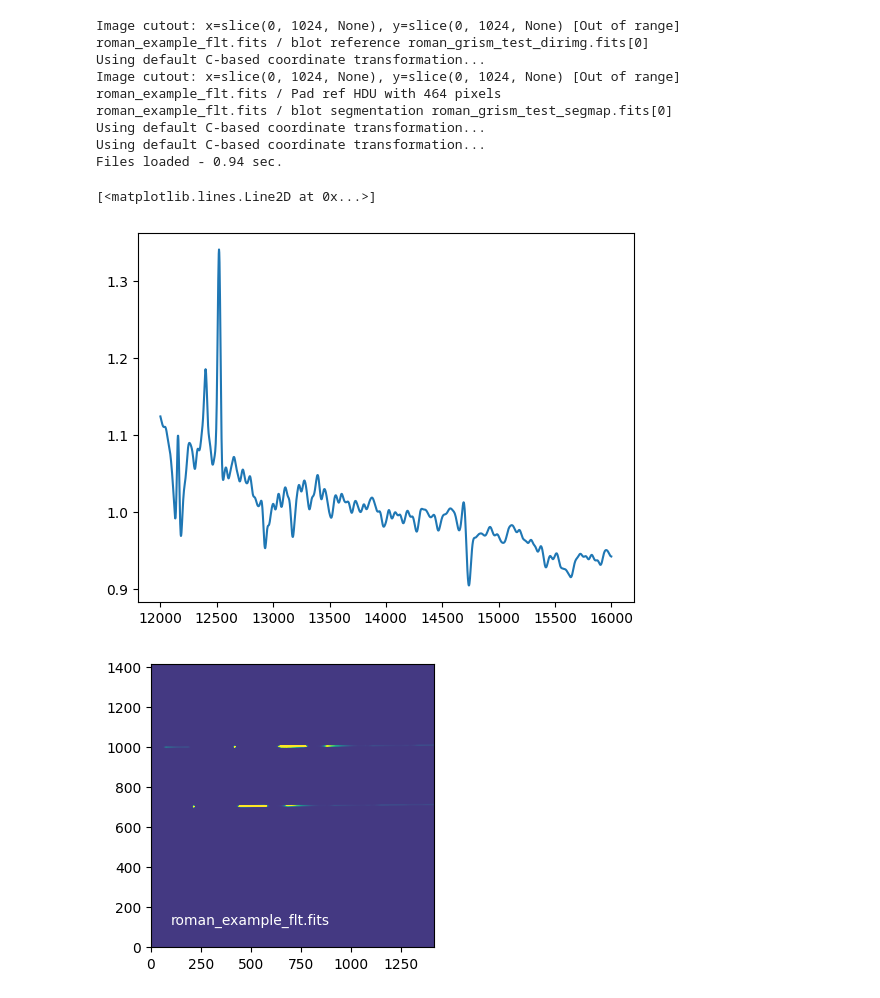
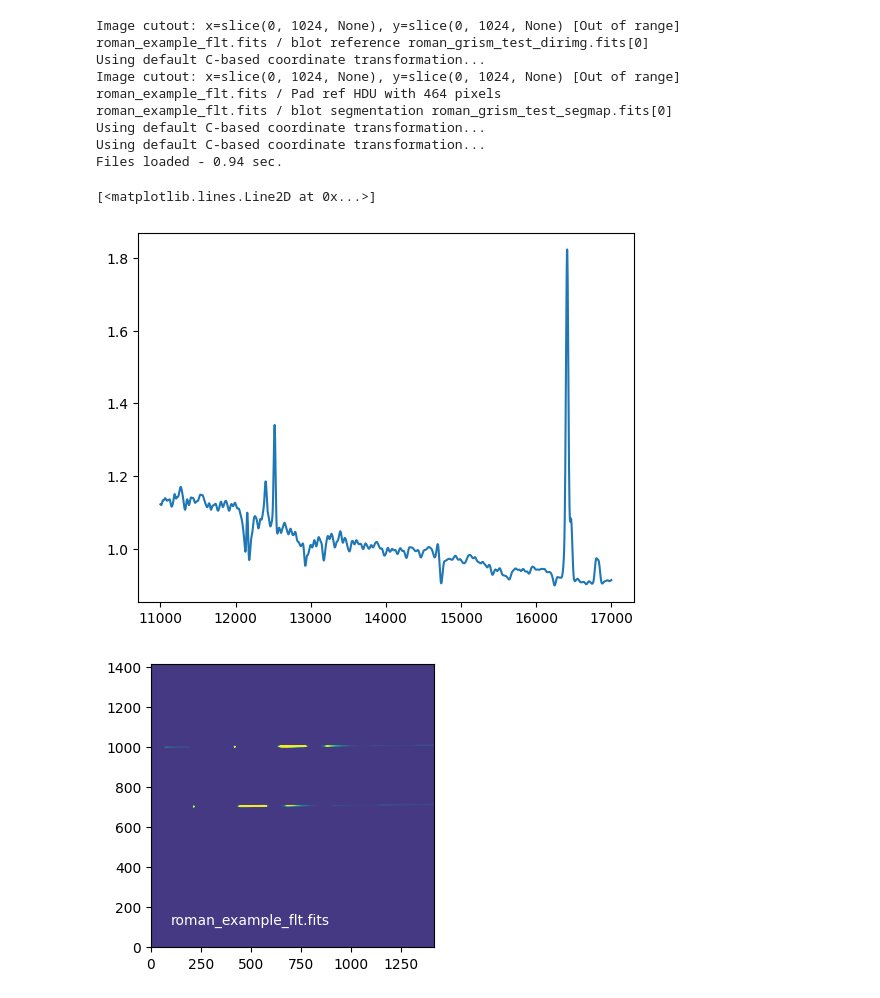
Before and after one commit to Zhiyuan-G/Roman-grism-sim, a Jupyter notebook: grizli_simple_sim.ipynb, the cells around one changed output. Saved outputs shown, nothing was run; the diff lists cells and outputs as text; code cells hidden in the pictures.

```diff
--- a/grizli_simple_sim.ipynb
+++ b/grizli_simple_sim.ipynb
@@ -219,17 +219,18 @@ Using default C-based coordinate transformation...
 Using default C-based coordinate transformation...
 Files loaded - 0.94 sec.
 # %%
+# Plot SED for the two sources
 ref_3dhst = fits.open('udf_3dhst_cat.fits')
 detection_bp = S.ObsBandpass('wfc3,ir,f140w')
 templ = ref_3dhst['WAVE'].data*(1+ 1.5)
 tempf = ref_3dhst['FLAMBDA'].data[60,:]
 spec = S.ArraySpectrum(wave=templ, flux=tempf, waveunits='angstroms', fluxunits='flam')
 spec = spec.renorm(1., 'flam', detection_bp)
-mask, = np.where((spec.wave > 1.2e4) & (spec.wave < 1.6e4))
+mask, = np.where((spec.wave > 1.1e4) & (spec.wave < 1.7e4))
 plt.plot(spec.wave[mask], spec.flux[mask])
 # %% [output]
 [<matplotlib.lines.Line2D at 0x...>]
-[figure, old version]
+[figure, new version]
 # %%
 for id in [1,2]:
     sim.compute_single_model(id, mag=19.5, size=-1, store=False,
```
